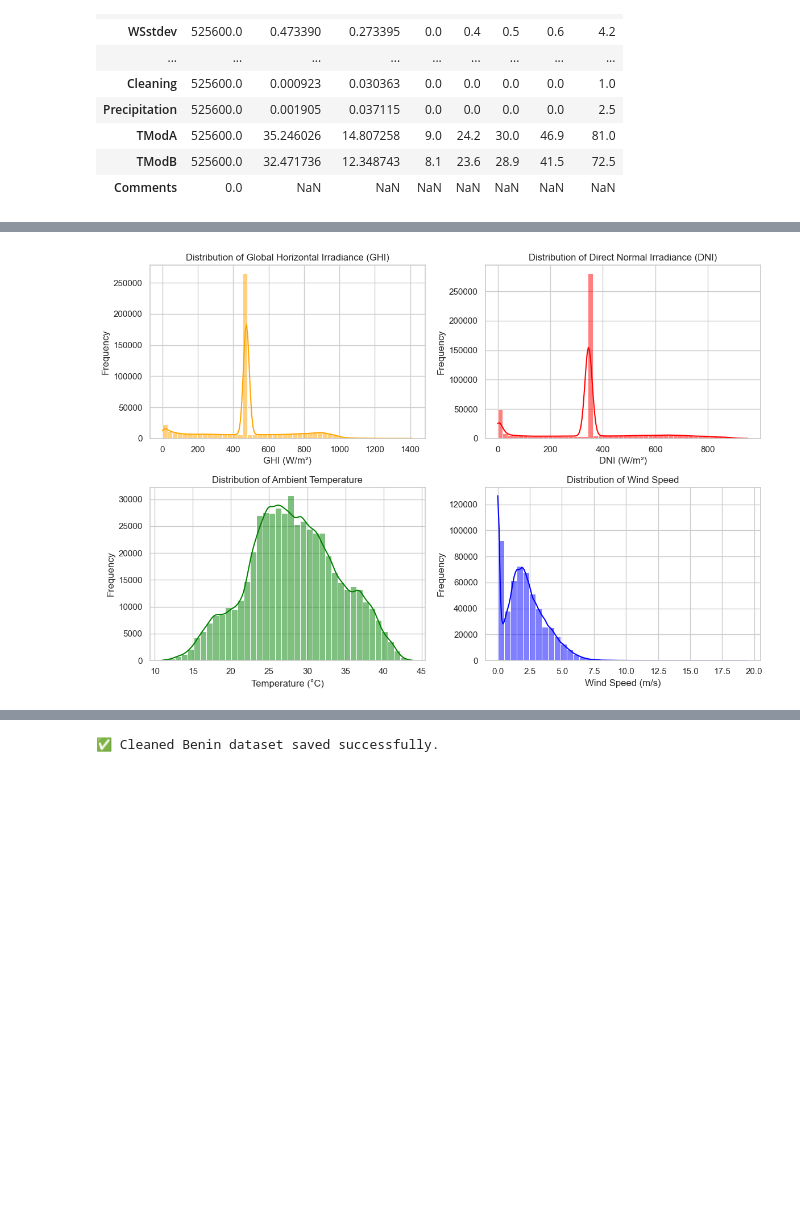
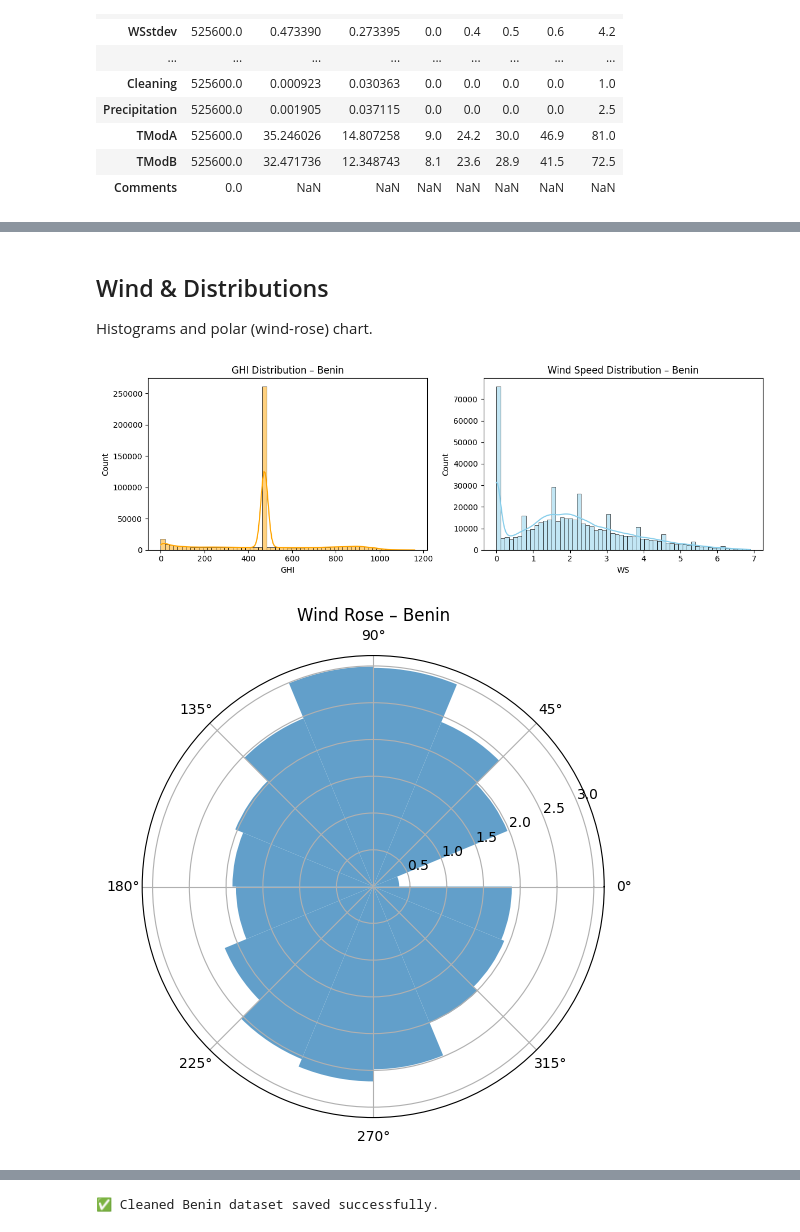
Before and after one commit to Bettey-k/solar-challenge-week1, a Jupyter notebook: notebooks/benin_eda.ipynb, the cells around one changed output, grey strips where cells are left out. Saved outputs shown, nothing was run; the diff lists cells and outputs as text; code cells hidden in the pictures; blank space fills up the shorter version.

```diff
--- a/notebooks/benin_eda.ipynb
+++ b/notebooks/benin_eda.ipynb
@@ -56,15 +57,15 @@ df.describe().T
 | TModB | 525600.0 | 32.471736 | 12.348743 | 8.1 | 23.6 | 28.9 | 41.5 | 72.5 |
 | Comments | 0.0 | NaN | NaN | NaN | NaN | NaN | NaN | NaN |
 # %%
-import numpy as np
+df = df.drop(columns=["Comments"], errors="ignore")
 
-# 1. Drop the empty column
-df = df.drop(columns=["Comments"])
+irr_cols = ["GHI","DNI","DHI"]
+for c in irr_cols:
+    df.loc[df[c] < 0, c] = np.nan
+    df[c] = df[c].fillna(df[c].median())
 
-# 2. Fix negative solar values
-irr_cols = ["GHI", "DNI", "DHI"]
-for col in irr_cols:
-    df.loc[df[col] < 0, col] = np.nan  # mark as missing
+num_cols = ["GHI","DNI","DHI","ModA","ModB","WS","WSgust"]
+z = np.abs(stats.zscore(df[num_cols], nan_policy='omit'))
+df_clean = df[(z < 3).all(axis=1)]
 
-# 3. Fill those missing spots with the median value
-df[irr_cols] = df[irr_cols].fillna(df[irr_cols].median())
+print("Original:", df.shape, "→ Cleaned:", df_clean.shape)
@@ -126,40 +167,24 @@ plt.show()
+# %% [markdown]
+##  Wind & Distributions
+Histograms and polar (wind-rose) chart.
 # %%
-#distribution
-import matplotlib.pyplot as plt
-import seaborn as sns
+fig, axes = plt.subplots(1,2, figsize=(12,4))
+sns.histplot(df_clean["GHI"], bins=60, kde=True, ax=axes[0], color="orange")
+sns.histplot(df_clean["WS"], bins=60, kde=True, ax=axes[1], color="skyblue")
+axes[0].set_title("GHI Distribution – Benin")
+axes[1].set_title("Wind Speed Distribution – Benin")
+plt.tight_layout(); plt.show()
 
-# Set consistent style
-sns.set(style="whitegrid")
-
-# Create multiple subplots
-fig, axes = plt.subplots(2, 2, figsize=(12,8))
-
-# --- 1️⃣ Solar Radiation Distributions ---
-sns.histplot(df["GHI"], bins=50, kde=True, color='orange', ax=axes[0,0])
-axes[0,0].set_title("Distribution of Global Horizontal Irradiance (GHI)")
-axes[0,0].set_xlabel("GHI (W/m²)")
-axes[0,0].set_ylabel("Frequency")
-
-sns.histplot(df["DNI"], bins=50, kde=True, color='red', ax=axes[0,1])
-axes[0,1].set_title("Distribution of Direct Normal Irradiance (DNI)")
-axes[0,1].set_xlabel("DNI (W/m²)")
-axes[0,1].set_ylabel("Frequency")
-
-# --- 2️⃣ Temperature and Wind Speed ---
-sns.histplot(df["Tamb"], bins=40, kde=True, color='green', ax=axes[1,0])
-axes[1,0].set_title("Distribution of Ambient Temperature")
-axes[1,0].set_xlabel("Temperature (°C)")
-axes[1,0].set_ylabel("Frequency")
-
-sns.histplot(df["WS"], bins=40, kde=True, color='blue', ax=axes[1,1])
-axes[1,1].set_title("Distribution of Wind Speed")
-axes[1,1].set_xlabel("Wind Speed (m/s)")
-axes[1,1].set_ylabel("Frequency")
-
-plt.tight_layout()
-plt.show()
-
-
-#This plot shows the distribution of GHI and wind speed, with kernel density estimates (KDE) for smooth curves.
+# Wind-rose (mean WS per direction sector)
+import numpy as np
+wd = np.deg2rad(df_clean["WD"].to_numpy()); ws = df_clean["WS"].to_numpy()
+bins = np.linspace(0, 2*np.pi, 17)
+sector = np.digitize(wd, bins)-1
+mean_ws = [ws[sector==i].mean() if np.any(sector==i) else 0 for i in range(len(bins)-1)]
+fig = plt.figure(figsize=(6,6)); ax = plt.subplot(111, polar=True)
+theta = (bins[:-1]+bins[1:])/2
+ax.bar(theta, mean_ws, width=(2*np.pi/16), alpha=0.7)
+ax.set_title("Wind Rose – Benin"); plt.show()
 # %% [output]
-[figure, old version]
+[figure, new version]
+[figure, added]
```
Also changed, not shown: parts of 16 cells of this notebook.
